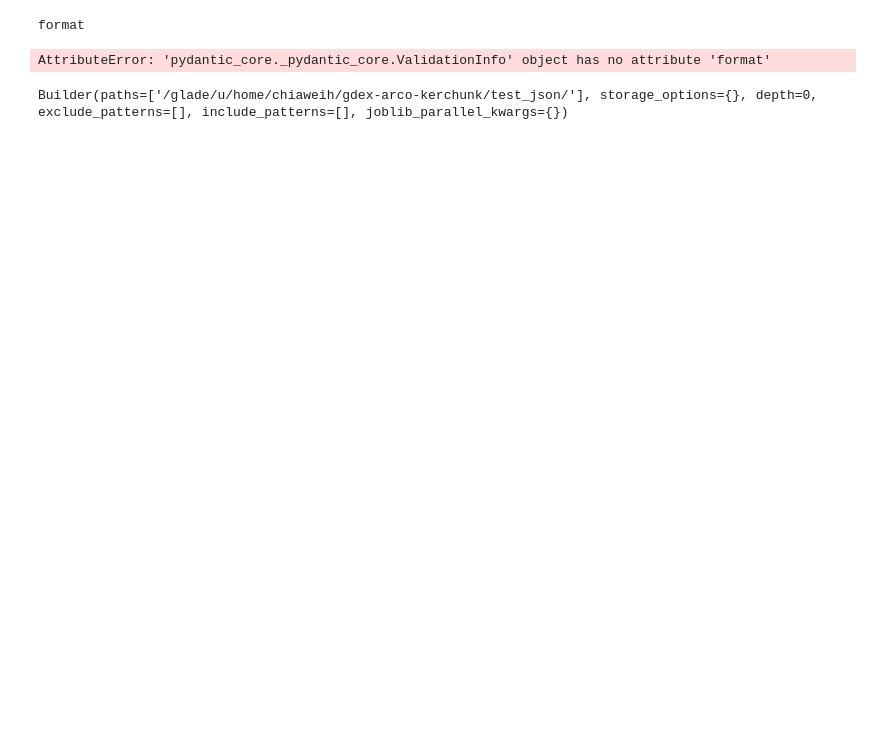
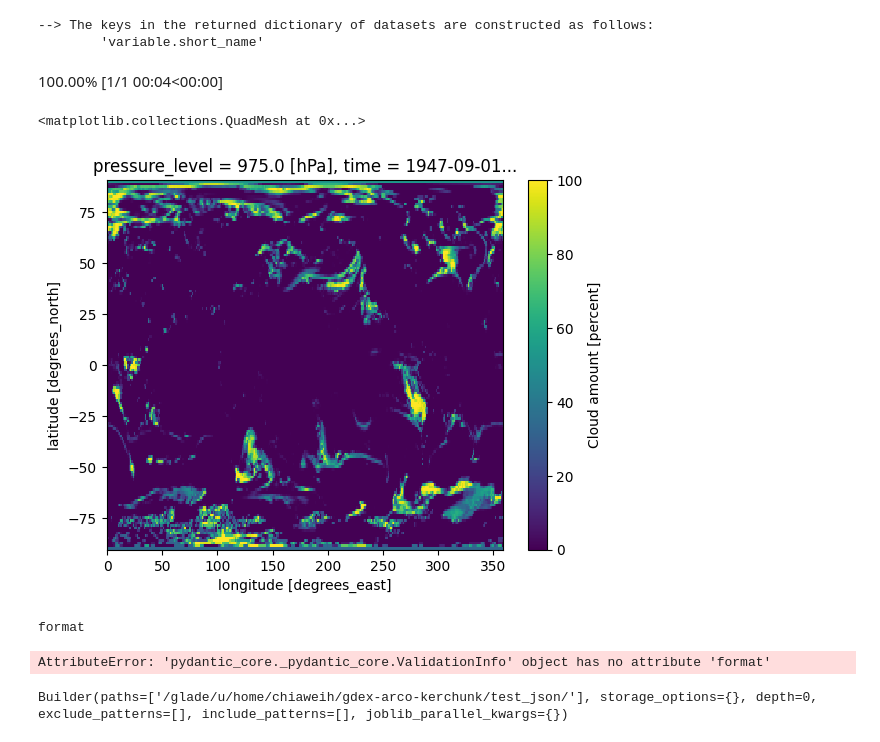
Before and after one commit to NCAR/gdex-intake-esm, a Jupyter notebook: notebooks/test_jra3q.ipynb, the cells around one changed output. Saved outputs shown, nothing was run; the diff lists cells and outputs as text; code cells hidden in the pictures; blank space fills up the shorter version.

```diff
--- a/notebooks/test_jra3q.ipynb
+++ b/notebooks/test_jra3q.ipynb
@@ -1,3 +20,14 @@
+# %%
+dict_ds = cat.search(variable='cdca-pres-fc-ll125').to_dataset_dict()
+# %% [output]
+--> The keys in the returned dictionary of datasets are constructed as follows:
+        'variable.short_name'
+100.00% [1/1 00:04<00:00]
+# %%
+dict_ds['cdca-pres-fc-ll125.cdca-pres-fc-ll125']['cdca-pres-fc-ll125'].isel(time=1, pressure_level=-2).plot()
+# %% [output]
+<matplotlib.collections.QuadMesh at 0x...>
+[figure, added]
 # %%
 import ecgtools
 # %%
```
Also changed, not shown: parts of 4 cells of this notebook.
